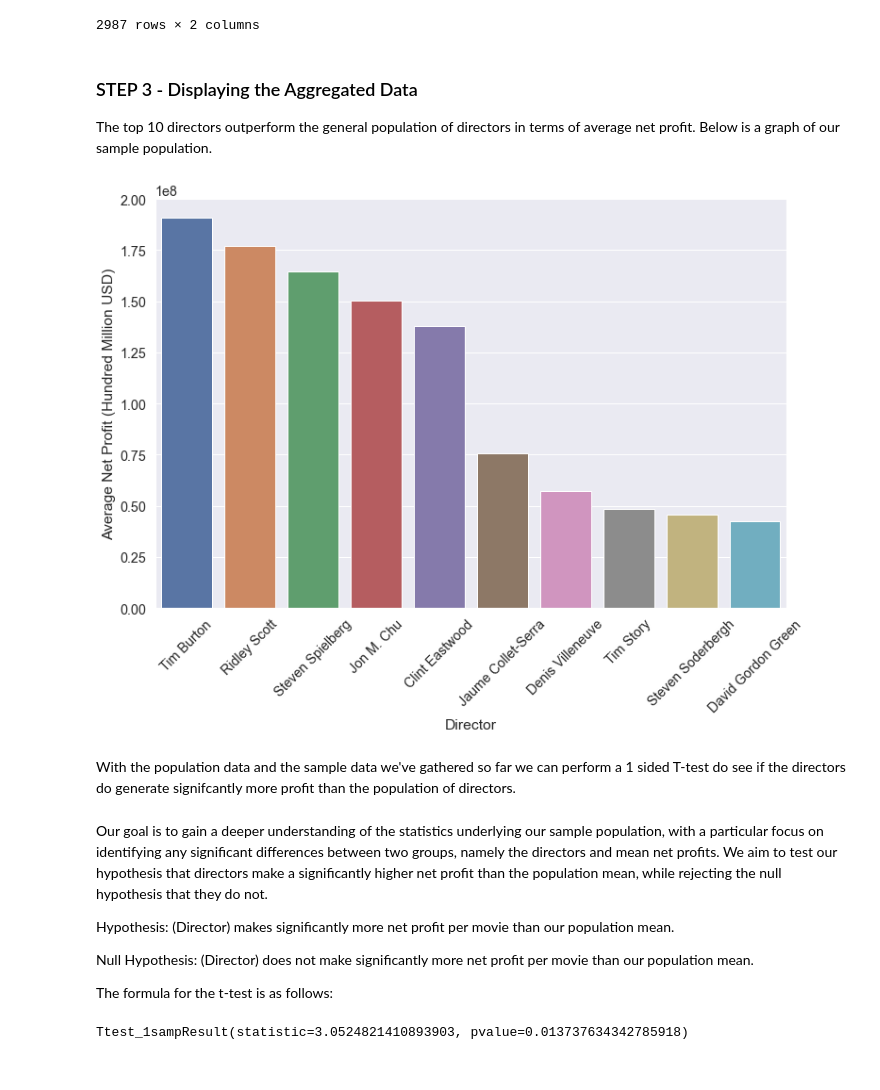
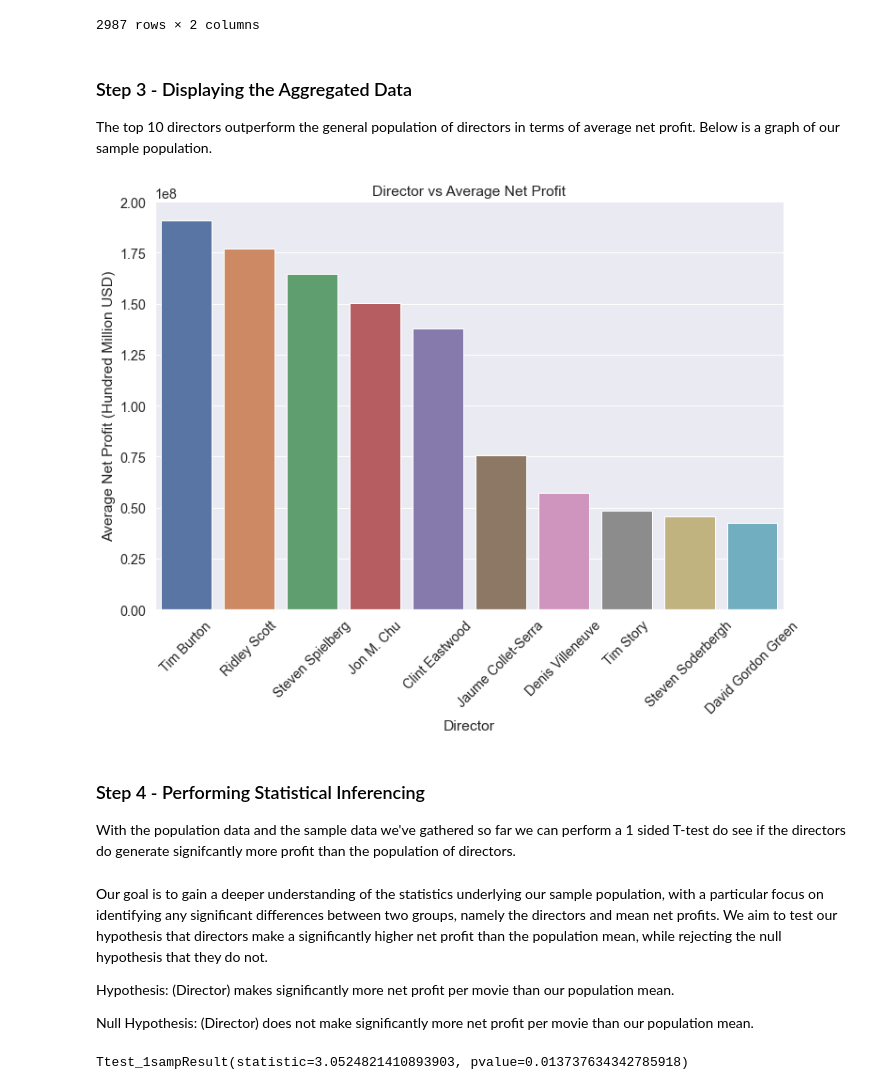
Before and after one commit to rolandrao/capstone-repo, a Jupyter notebook: report_notebook.ipynb, the cells around one changed output. Cells and saved outputs as stored; diff of their text form; code cells hidden in the pictures.

```diff
--- a/report_notebook.ipynb
+++ b/report_notebook.ipynb
@@ -202,22 +203,23 @@ director
 | 2986 | Simon Kinberg | -2.002376e+08 |
 2987 rows × 2 columns
 # %% [markdown]
-### STEP 3 - Displaying the Aggregated Data
+### Step 3 - Displaying the Aggregated Data
 
 The top 10 directors outperform the general population of directors in terms of average net profit. Below is a graph of our sample population.
 # %%
 # mention multiple directors per movie
 # mention directors that are available
 sns.set(rc={
     'figure.figsize':(12,8)
     })
 sns.set(font_scale=1.3)
 director_plot = sns.barplot(data=director_AGG, x='director', y='mean_net_profit')
-director_plot.set(xlabel='Director', ylabel='Average Net Profit (Hundred Million USD)')
+director_plot.set(xlabel='Director', ylabel='Average Net Profit (Hundred Million USD)', title='Director vs Average Net Profit')
 director_plot.set_xticklabels(labels=director_AGG.director, rotation=45);
 # %% [output]
-[figure, old version]
+[figure, new version]
 # %% [markdown]
+### Step 4 - Performing Statistical Inferencing
 With the population data and the sample data we've gathered so far we can perform a 1 sided T-test do see if the directors do generate signifcantly more profit than the population of directors.
 # %% [markdown]
 Our goal is to gain a deeper understanding of the statistics underlying our sample population, with a particular focus on identifying any significant differences between two groups, namely the directors and mean net profits. We aim to test our hypothesis that directors make a significantly higher net profit than the population mean, while rejecting the null hypothesis that they do not.
@@ -225,8 +227,6 @@ Our goal is to gain a deeper understanding of the statistics underlying our samp
 Hypothesis: (Director) makes significantly more net profit per movie than our population mean.
 
 Null Hypothesis: (Director) does not make significantly more net profit per movie than our population mean.
-
-The formula for the t-test is as follows:
 # %%
 population_mean = director['mean_net_profit'].mean()
 sample_mean = director_AGG['mean_net_profit']
```
Also changed, not shown: parts of 14 cells of this notebook, 5 other files.
